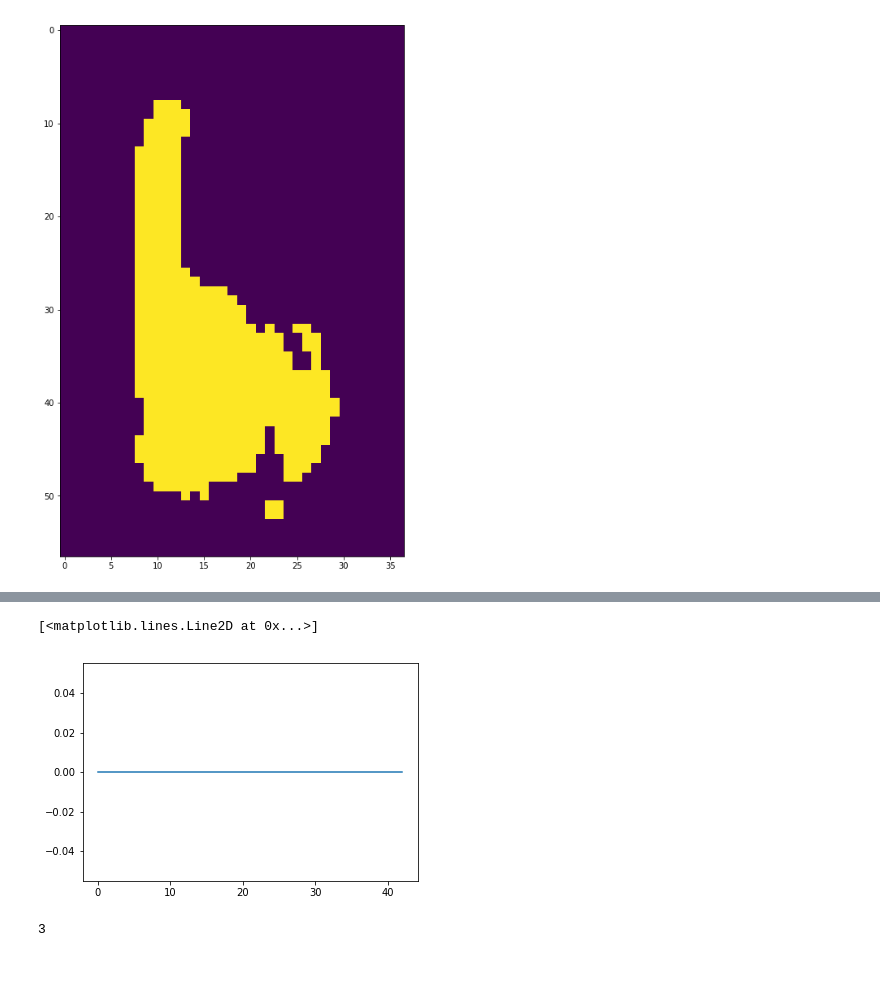
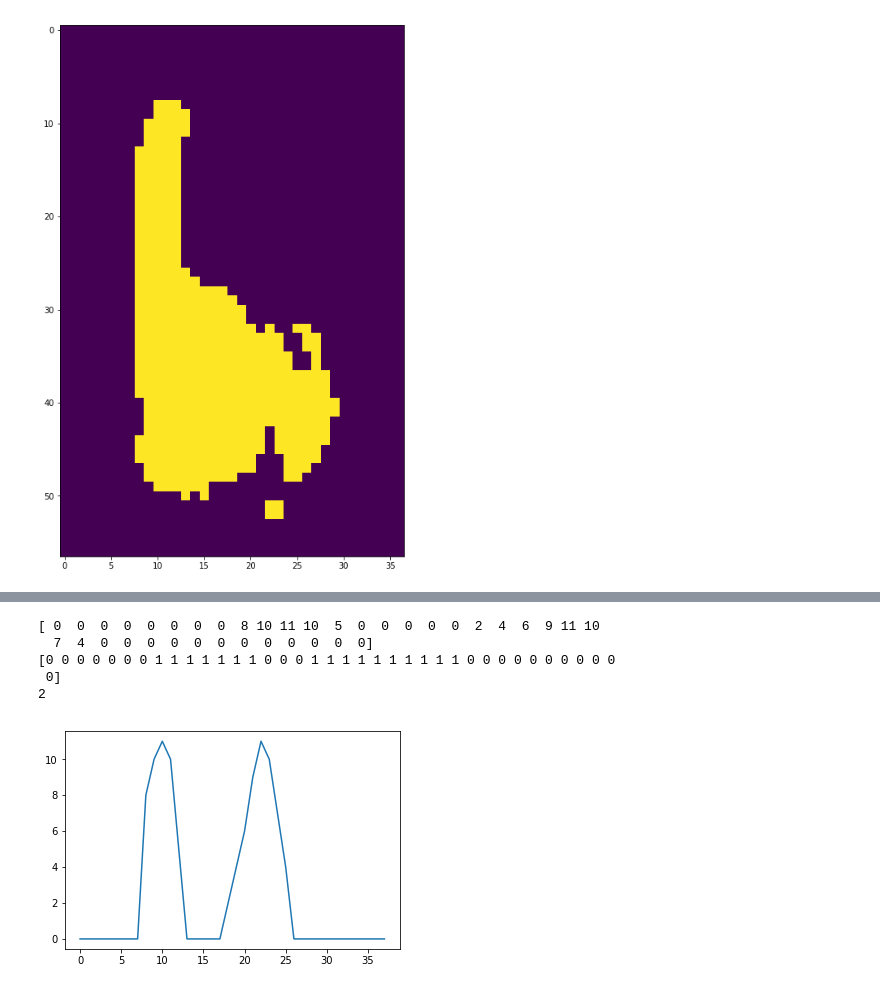
Before and after one commit to Deep419/Computer-Vision, a Jupyter notebook: challenges/learning_to_see/code.ipynb, the cells around one changed output, grey strips where cells are left out. Drawn from its saved outputs; the diff is of its cells as text; code cells hidden in the pictures.

```diff
--- a/challenges/learning_to_see/code.ipynb
+++ b/challenges/learning_to_see/code.ipynb
@@ -208,13 +207,0 @@ imshow(cropped_image)
-# %%
-top_half = cropped_image[:25,:]
-a = top_half.sum(axis=0)
-a = np.diff(a)
-# a = a>0
-plt.plot(a)
-accum = []
-#
-for i in range(a.shape[0]-1):
-    if a[i]==a[i+1]:
-        a[i] = 0
-    accum.append(current[0])
-print(accum)
@@ -224,10 +208,24 @@ print(accum)
-# %%
-plt.plot(accum)
-# %% [output]
-[<matplotlib.lines.Line2D at 0x...>]
-[figure, removed]
-# %%
-peaks = np.where((a[1:-1] > a[0:-2]) * (a[1:-1] > a[2:]))[0] + 1
-peaks.shape[0]
-# %% [output]
-3
+# %%
+top_half = cropped_image[:20,:]
+a = top_half.sum(axis=0)
+plt.plot(a)
+#
+b = np.zeros_like(a)
+print(a)
+for i in range(0,a.shape[0]-2):
+    if i>0 and i<a.shape[0]-2:
+        if (a[i-1] or a[i+1]) != 0:
+            b[i]=1
+print(b)
+ctr = 0
+for i in range(0,b.shape[0]-1):
+    if b[i]==1 and b[i+1]!=1:
+        ctr+=1
+print(ctr)
+# %% [output]
+[ 0  0  0  0  0  0  0  0  8 10 11 10  5  0  0  0  0  0  2  4  6  9 11 10
+  7  4  0  0  0  0  0  0  0  0  0  0  0  0]
+[0 0 0 0 0 0 0 1 1 1 1 1 1 1 0 0 0 1 1 1 1 1 1 1 1 1 1 0 0 0 0 0 0 0 0 0 0
+ 0]
+2
+[figure, added]
```
Also changed, not shown: parts of 5 cells of this notebook, 1 other file.
